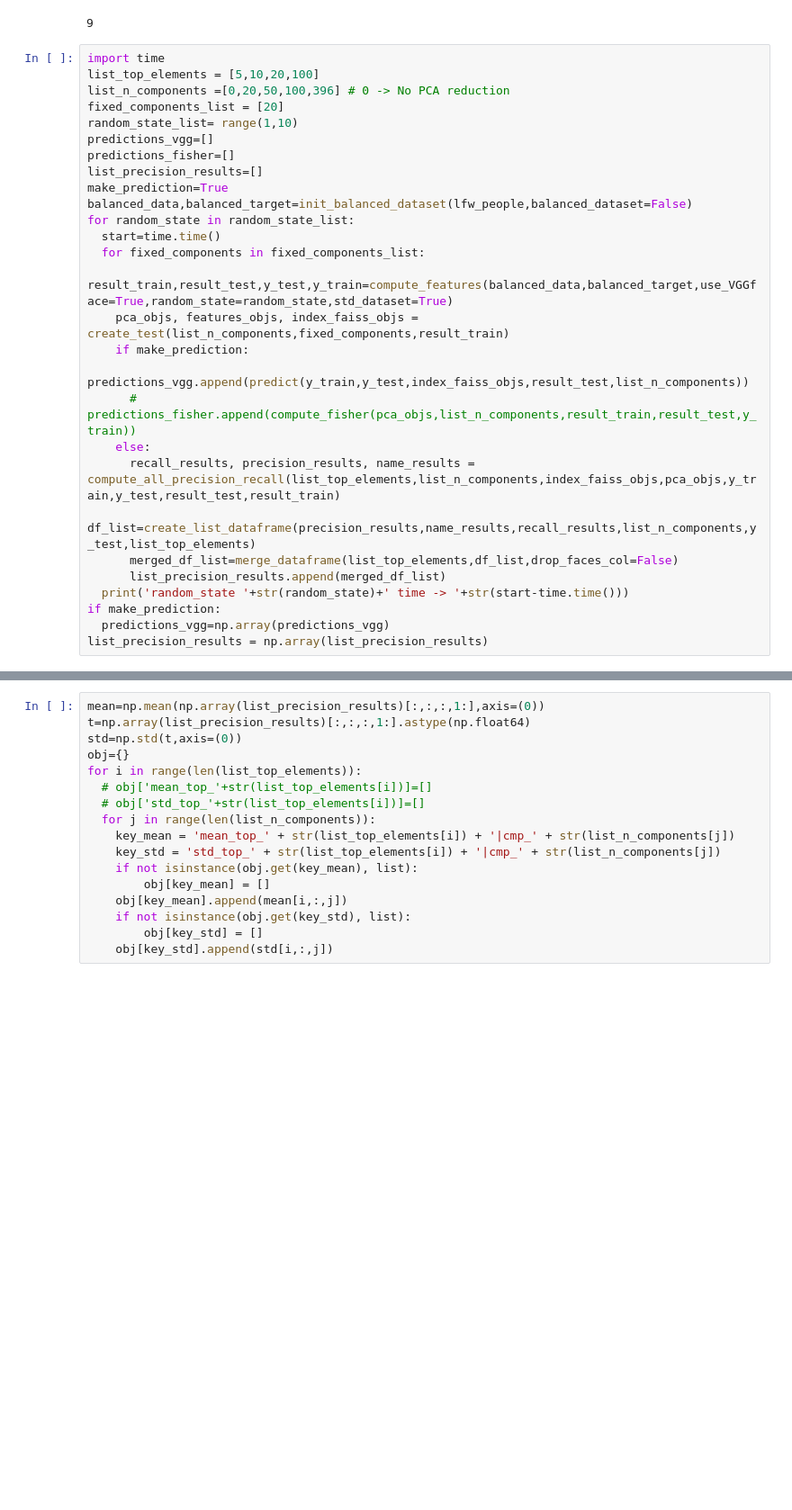
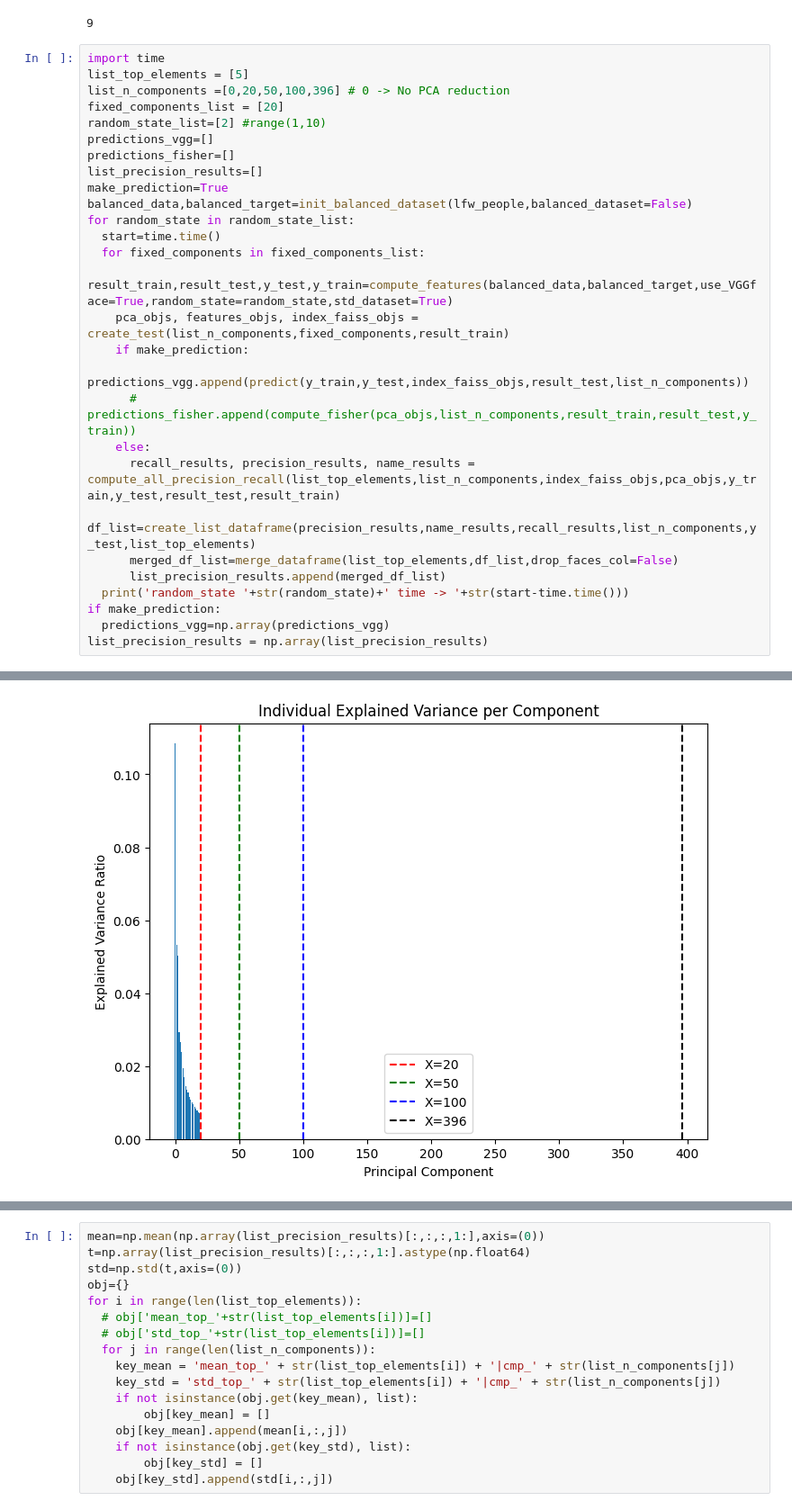
Before and after one commit to villifCoder559/VGGFaceFeatures_PCA, a Jupyter notebook: VGGFace.ipynb, the cells around one changed output, grey strips where cells are left out. Shown at 90% size. Saved outputs shown, nothing was run; the diff lists cells and outputs as text; blank space fills up the shorter version.

```diff
--- a/VGGFace.ipynb
+++ b/VGGFace.ipynb
@@ -390,10 +425,10 @@ len(lfw_people.target_names)
 9
 # %%
 import time
-list_top_elements = [5,10,20,100]
+list_top_elements = [5]
 list_n_components =[0,20,50,100,396] # 0 -> No PCA reduction
 fixed_components_list = [20]
-random_state_list= range(1,10)
+random_state_list=[2] #range(1,10)
 predictions_vgg=[]
 predictions_fisher=[]
 list_precision_results=[]
@@ -433,0 +461 @@ random_state 2 time -> -59.984049797058105
+[figure, added]
```
Also changed, not shown: parts of 6 cells of this notebook.
